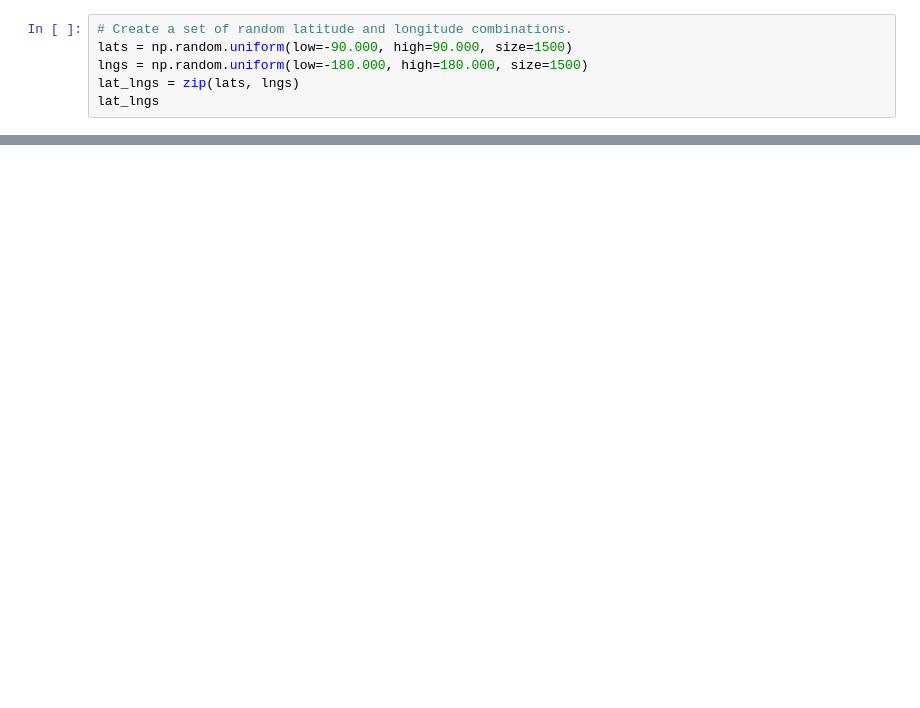
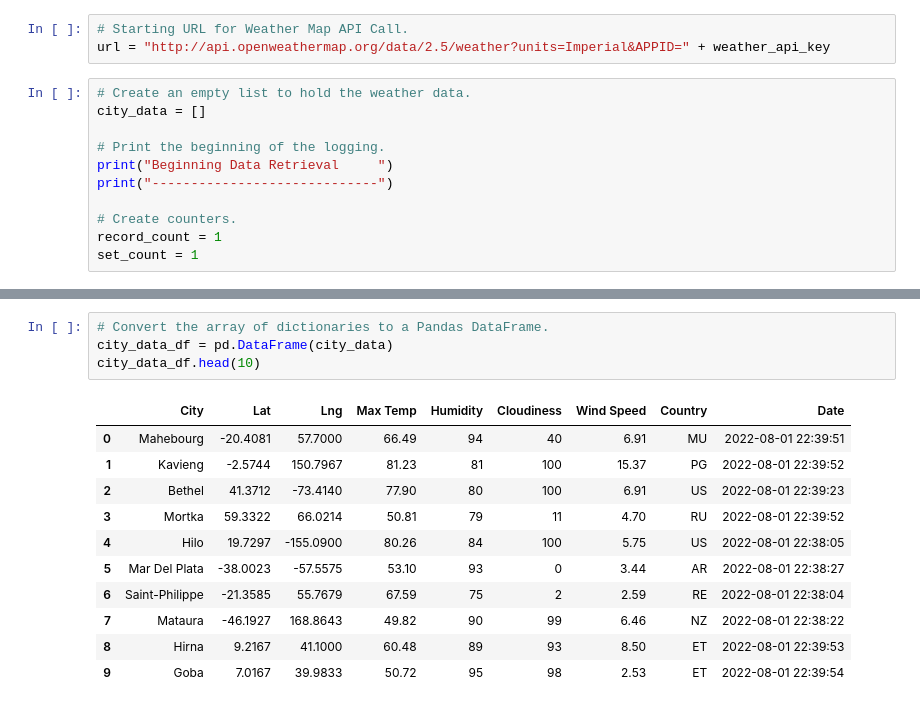
Before and after one commit to darin-m-myers/World_Weather_Analysis, a Jupyter notebook: WeatherPy.ipynb, the cells around one changed output, grey strips where cells are left out. Saved outputs shown, nothing was run; the diff lists cells and outputs as text; blank space fills up the shorter version.

Commit message:
updating gitignore and WeatherPy

```diff
--- a/WeatherPy.ipynb
+++ b/WeatherPy.ipynb
@@ -7,7 +17,15 @@ from citipy import citipy
+# %%
+# Starting URL for Weather Map API Call.
+url = "http://api.openweathermap.org/data/2.5/weather?units=Imperial&APPID=" + weather_api_key
 # %%
-# Create a set of random latitude and longitude combinations.
-lats = np.random.uniform(low=-90.000, high=90.000, size=1500)
-lngs = np.random.uniform(low=-180.000, high=180.000, size=1500)
-lat_lngs = zip(lats, lngs)
-lat_lngs
+# Create an empty list to hold the weather data.
+city_data = []
+
+# Print the beginning of the logging.
+print("Beginning Data Retrieval     ")
+print("-----------------------------")
+
+# Create counters.
+record_count = 1
+set_count = 1
 # %% [output]
@@ -31,0 +133,16 @@ len(cities)
+# %%
+# Convert the array of dictionaries to a Pandas DataFrame.
+city_data_df = pd.DataFrame(city_data)
+city_data_df.head(10)
+# %% [output]
+|  | City | Lat | Lng | Max Temp | Humidity | Cloudiness | Wind Speed | Country | Date |
+| 0 | Mahebourg | -20.4081 | 57.7000 | 66.49 | 94 | 40 | 6.91 | MU | 2022-08-01 22:39:51 |
+| 1 | Kavieng | -2.5744 | 150.7967 | 81.23 | 81 | 100 | 15.37 | PG | 2022-08-01 22:39:52 |
+| 2 | Bethel | 41.3712 | -73.4140 | 77.90 | 80 | 100 | 6.91 | US | 2022-08-01 22:39:23 |
+| 3 | Mortka | 59.3322 | 66.0214 | 50.81 | 79 | 11 | 4.70 | RU | 2022-08-01 22:39:52 |
+| 4 | Hilo | 19.7297 | -155.0900 | 80.26 | 84 | 100 | 5.75 | US | 2022-08-01 22:38:05 |
+| 5 | Mar Del Plata | -38.0023 | -57.5575 | 53.10 | 93 | 0 | 3.44 | AR | 2022-08-01 22:38:27 |
+| 6 | Saint-Philippe | -21.3585 | 55.7679 | 67.59 | 75 | 2 | 2.59 | RE | 2022-08-01 22:38:04 |
+| 7 | Mataura | -46.1927 | 168.8643 | 49.82 | 90 | 99 | 6.46 | NZ | 2022-08-01 22:38:22 |
+| 8 | Hirna | 9.2167 | 41.1000 | 60.48 | 89 | 93 | 8.50 | ET | 2022-08-01 22:39:53 |
+| 9 | Goba | 7.0167 | 39.9833 | 50.72 | 95 | 98 | 2.53 | ET | 2022-08-01 22:39:54 |
```
Also changed, not shown: parts of 10 cells of this notebook, 3 other files.
